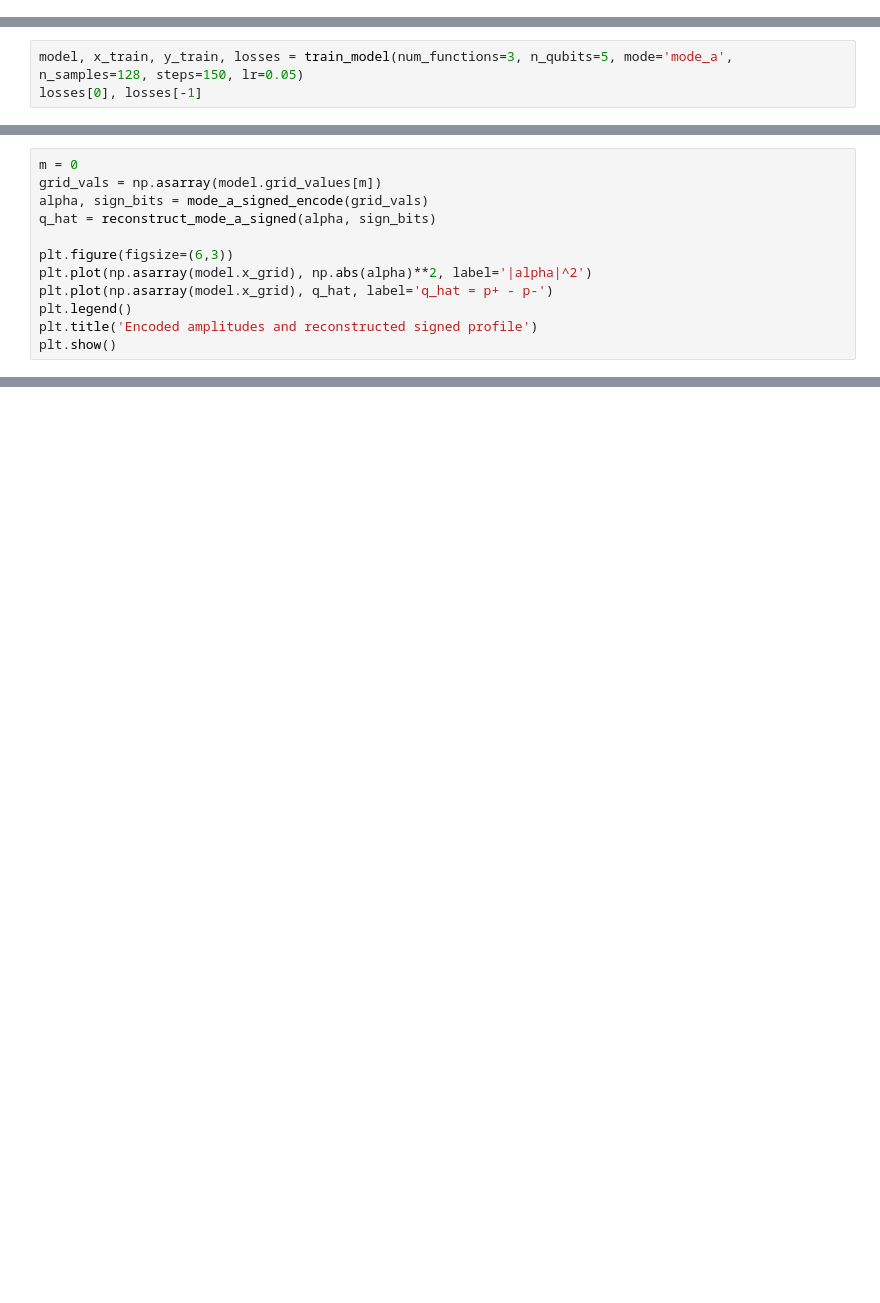
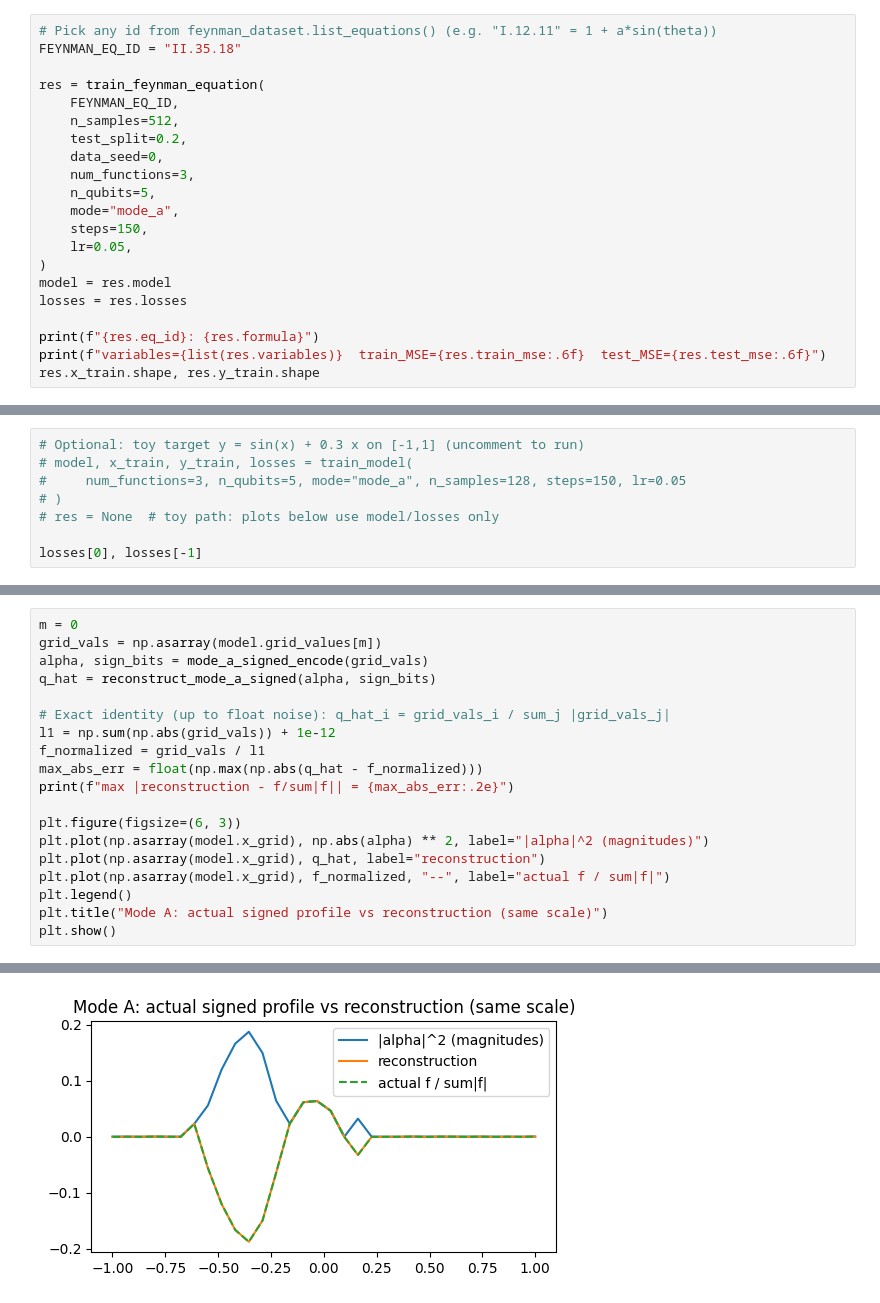
Before and after one commit to Kooshano/QFun, a Jupyter notebook: notebooks/03_qfan_training_feynman_benchmark.ipynb, the cells around one changed output, grey strips where cells are left out. Cells and saved outputs as stored; diff of their text form; blank space fills up the shorter version.

```diff
--- a/notebooks/03_qfan_training_feynman_benchmark.ipynb
+++ b/notebooks/03_qfan_training_feynman_benchmark.ipynb
@@ -16,0 +26,21 @@ x_train.shape, y_train.shape
+# %%
+# Pick any id from feynman_dataset.list_equations() (e.g. "I.12.11" = 1 + a*sin(theta))
+FEYNMAN_EQ_ID = "II.35.18"
+
+res = train_feynman_equation(
+    FEYNMAN_EQ_ID,
+    n_samples=512,
+    test_split=0.2,
+    data_seed=0,
+    num_functions=3,
+    n_qubits=5,
+    mode="mode_a",
+    steps=150,
+    lr=0.05,
+)
+model = res.model
+losses = res.losses
+
+print(f"{res.eq_id}: {res.formula}")
+print(f"variables={list(res.variables)}  train_MSE={res.train_mse:.6f}  test_MSE={res.test_mse:.6f}")
+res.x_train.shape, res.y_train.shape
@@ -17,3 +51,8 @@ x_train.shape, y_train.shape
 # %%
-model, x_train, y_train, losses = train_model(num_functions=3, n_qubits=5, mode='mode_a', n_samples=128, steps=150, lr=0.05)
+# Optional: toy target y = sin(x) + 0.3 x on [-1,1] (uncomment to run)
+# model, x_train, y_train, losses = train_model(
+#     num_functions=3, n_qubits=5, mode="mode_a", n_samples=128, steps=150, lr=0.05
+# )
+# res = None  # toy path: plots below use model/losses only
+
 losses[0], losses[-1]
@@ -48,9 +134,17 @@ grid_vals = np.asarray(model.grid_values[m])
 alpha, sign_bits = mode_a_signed_encode(grid_vals)
 q_hat = reconstruct_mode_a_signed(alpha, sign_bits)
 
-plt.figure(figsize=(6,3))
-plt.plot(np.asarray(model.x_grid), np.abs(alpha)**2, label='|alpha|^2')
-plt.plot(np.asarray(model.x_grid), q_hat, label='q_hat = p+ - p-')
+# Exact identity (up to float noise): q_hat_i = grid_vals_i / sum_j |grid_vals_j|
+l1 = np.sum(np.abs(grid_vals)) + 1e-12
+f_normalized = grid_vals / l1
+max_abs_err = float(np.max(np.abs(q_hat - f_normalized)))
+print(f"max |reconstruction - f/sum|f|| = {max_abs_err:.2e}")
+
+plt.figure(figsize=(6, 3))
+plt.plot(np.asarray(model.x_grid), np.abs(alpha) ** 2, label="|alpha|^2 (magnitudes)")
+plt.plot(np.asarray(model.x_grid), q_hat, label="reconstruction")
+plt.plot(np.asarray(model.x_grid), f_normalized, "--", label="actual f / sum|f|")
 plt.legend()
-plt.title('Encoded amplitudes and reconstructed signed profile')
+plt.title("Mode A: actual signed profile vs reconstruction (same scale)")
 plt.show()
+# %% [output]
@@ -56,0 +152 @@ plt.show()
+[figure, added]
```
Also changed, not shown: parts of 12 cells of this notebook, 32 other files.
